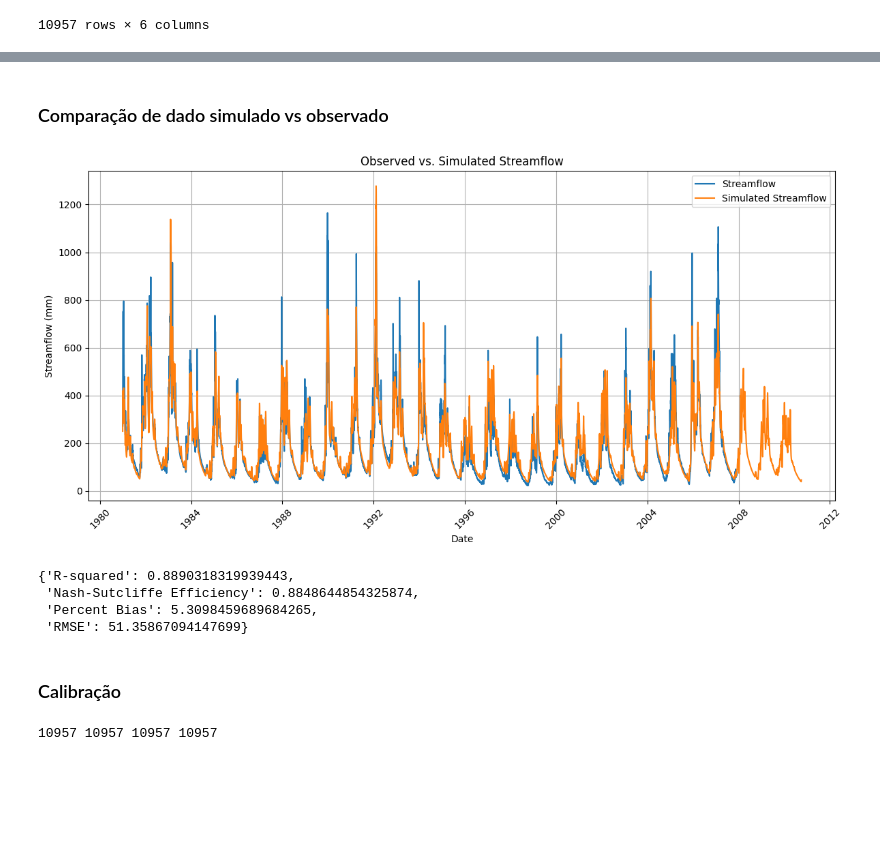
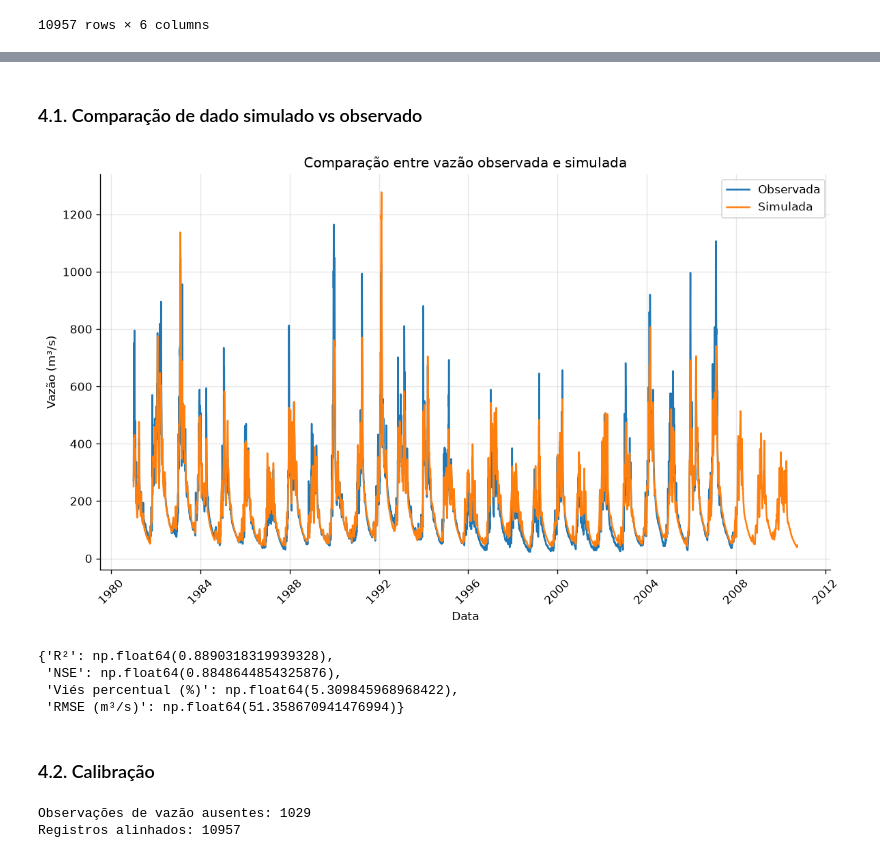
Before and after one commit to hydrologywatersecurity/livro-python-hidrologia, a Jupyter notebook: Notebooks/Tema 9 - Modelos Hidrológicos.ipynb, the cells around one changed output, grey strips where cells are left out. Saved outputs shown, nothing was run; the diff lists cells and outputs as text; code cells hidden in the pictures; blank space fills up the shorter version.

```diff
--- a/Notebooks/Tema 9 - Modelos Hidrológicos.ipynb
+++ b/Notebooks/Tema 9 - Modelos Hidrológicos.ipynb
@@ -5,11 +15,18 @@ Neste exercício, vamos construir um modelo hidrológico conceitual simples base
 # %% [markdown]
 ## 1. Importar bibliotecas
 # %%
+%pip install pygad
 import pandas as pd
 import numpy as np
 import pygad
 import matplotlib.pyplot as plt
 from datetime import datetime
-from decimal import Decimal
 import io
 import requests
+
+pd.set_option('display.float_format', '{:.2f}'.format)
+plt.rcParams.update({
+    'figure.figsize': (10, 6), 'figure.dpi': 120,
+    'axes.grid': True, 'grid.alpha': 0.3,
+    'axes.spines.top': False, 'axes.spines.right': False,
+})
@@ -267,28 +288,28 @@ plt.show()
 # %% [markdown]
-### Comparação de dado simulado vs observado
+### 4.1. Comparação de dado simulado vs observado
 # %%
 # Convert streamflow to a DataFrame
 streamflow_simulated = pd.DataFrame({'data': resultados['data'], 'streamflow_simulated': resultados['streamflow']})
 
 # Merge the DataFrames
 merged_df = pd.merge(streamflow_dados, streamflow_simulated, on='data', how='inner')
 merged_df['Streamflow'] = merged_df['Streamflow'].astype(float)
 # Display the merged DataFrame
 merged_df
 
-plt.figure(figsize=(12, 6))
-plt.plot(merged_df['data'], merged_df['Streamflow'], label='Streamflow')
-plt.plot(merged_df['data'], merged_df['streamflow_simulated'], label='Simulated Streamflow')
-plt.xlabel('Date')
-plt.ylabel('Streamflow (mm)')
-plt.title('Observed vs. Simulated Streamflow')
+plt.figure(figsize=(10, 6))
+plt.plot(merged_df['data'], merged_df['Streamflow'], label='Observada')
+plt.plot(merged_df['data'], merged_df['streamflow_simulated'], label='Simulada')
+plt.xlabel('Data')
+plt.ylabel('Vazão (m³/s)')
+plt.title('Comparação entre vazão observada e simulada')
 plt.legend()
 plt.grid(True)
 plt.xticks(rotation=45)
 plt.tight_layout()
 plt.show()
 # %% [output]
-[figure, old version]
+[figure, new version]
 # %%
 import numpy as np
 
@@ -303,8 +324,9 @@ def calculate_performance_metrics(observed, simulated):
         A dictionary containing the performance metrics.
     """
 
-    # Remove NaN values for calculations
-    mask = ~np.isnan(observed) & ~np.isnan(simulated)
+    observed = np.asarray(observed, dtype=float)
+    simulated = np.asarray(simulated, dtype=float)
+    mask = np.isfinite(observed) & np.isfinite(simulated)
     observed = observed[mask]
     simulated = simulated[mask]
 
@@ -316,10 +338,10 @@ def calculate_performance_metrics(observed, simulated):
 
 
     return {
-        "R-squared": r2,
-        "Nash-Sutcliffe Efficiency": nse,
-        "Percent Bias": pbias,
-        "RMSE": rmse
+        "R²": r2,
+        "NSE": nse,
+        "Viés percentual (%)": pbias,
+        "RMSE (m³/s)": rmse
     }
 
 # Example usage (assuming 'merged_df' is your DataFrame):
@@ -329,12 +351,12 @@ simulated_streamflow = merged_df['streamflow_simulated'].values
 metrics = calculate_performance_metrics(observed_streamflow, simulated_streamflow)
 metrics
 # %% [output]
-{'R-squared': 0.8890318319939443,
- 'Nash-Sutcliffe Efficiency': 0.8848644854325874,
- 'Percent Bias': 5.3098459689684265,
- 'RMSE': 51.35867094147699}
+{'R²': np.float64(0.8890318319939328),
+ 'NSE': np.float64(0.8848644854325876),
+ 'Viés percentual (%)': np.float64(5.309845968968422),
+ 'RMSE (m³/s)': np.float64(51.358670941476994)}
 # %% [markdown]
-### Calibração
+### 4.2. Calibração
 # %%
 def calibrate_model(observed_q,
                     data, e,p,area,
@@ -412,14 +422,23 @@ def calibrate_model(observed_q,
 
     return solution
-# %%
-merged_df = pd.merge(precipitacao_dados, streamflow_dados, on='data', how='inner').dropna()
-e = merged_df['PET PM'].astype(float)
-p = merged_df['PREC'].astype(float)
-observed_q = merged_df['Streamflow'].astype(float)
-data = merged_df['data']
-area = 10789.38
-
-print(len(observed_q),len(e),len(data),len(p))
-# %% [output]
-10957 10957 10957 10957
+# %%
+merged_df = pd.merge(precipitacao_dados, streamflow_dados, on='data', how='inner').sort_values('data').reset_index(drop=True)
+for column in ['PREC', 'PET PM', 'Streamflow']:
+    merged_df[column] = pd.to_numeric(merged_df[column], errors='coerce')
+
+if merged_df[['PREC', 'PET PM']].isna().any().any():
+    raise ValueError('Há valores ausentes em precipitação ou evapotranspiração; confira as séries de entrada.')
+
+faltantes_vazao = merged_df['Streamflow'].isna().sum()
+print(f'Observações de vazão ausentes: {faltantes_vazao}')
+e = merged_df['PET PM']
+p = merged_df['PREC']
+observed_q = merged_df['Streamflow']
+data = merged_df['data']
+area = 10789.38
+
+print(f'Registros alinhados: {len(merged_df)}')
+# %% [output]
+Observações de vazão ausentes: 1029
+Registros alinhados: 10957
 # %%
```
Also changed, not shown: parts of 17 cells of this notebook, 10 other files.
